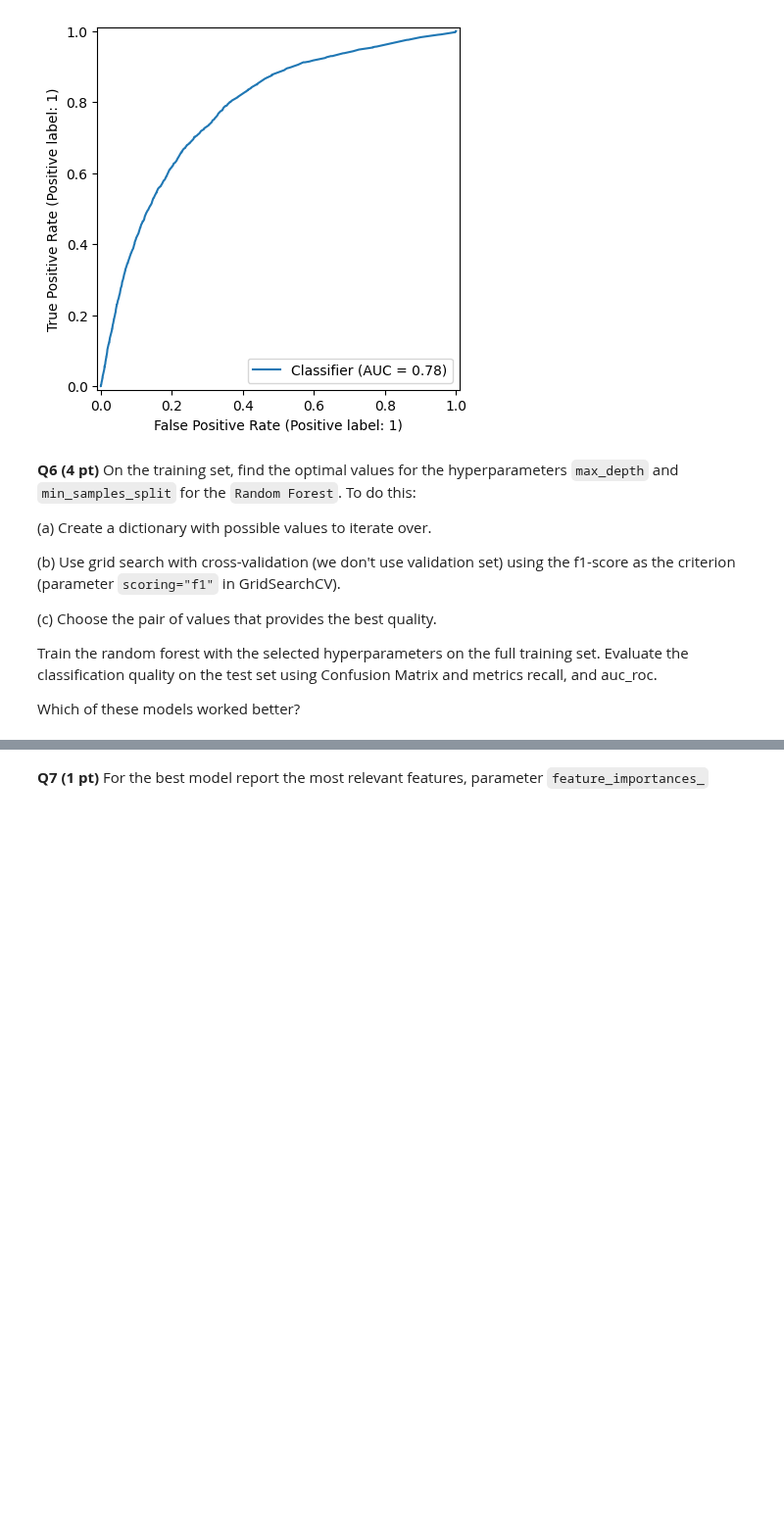
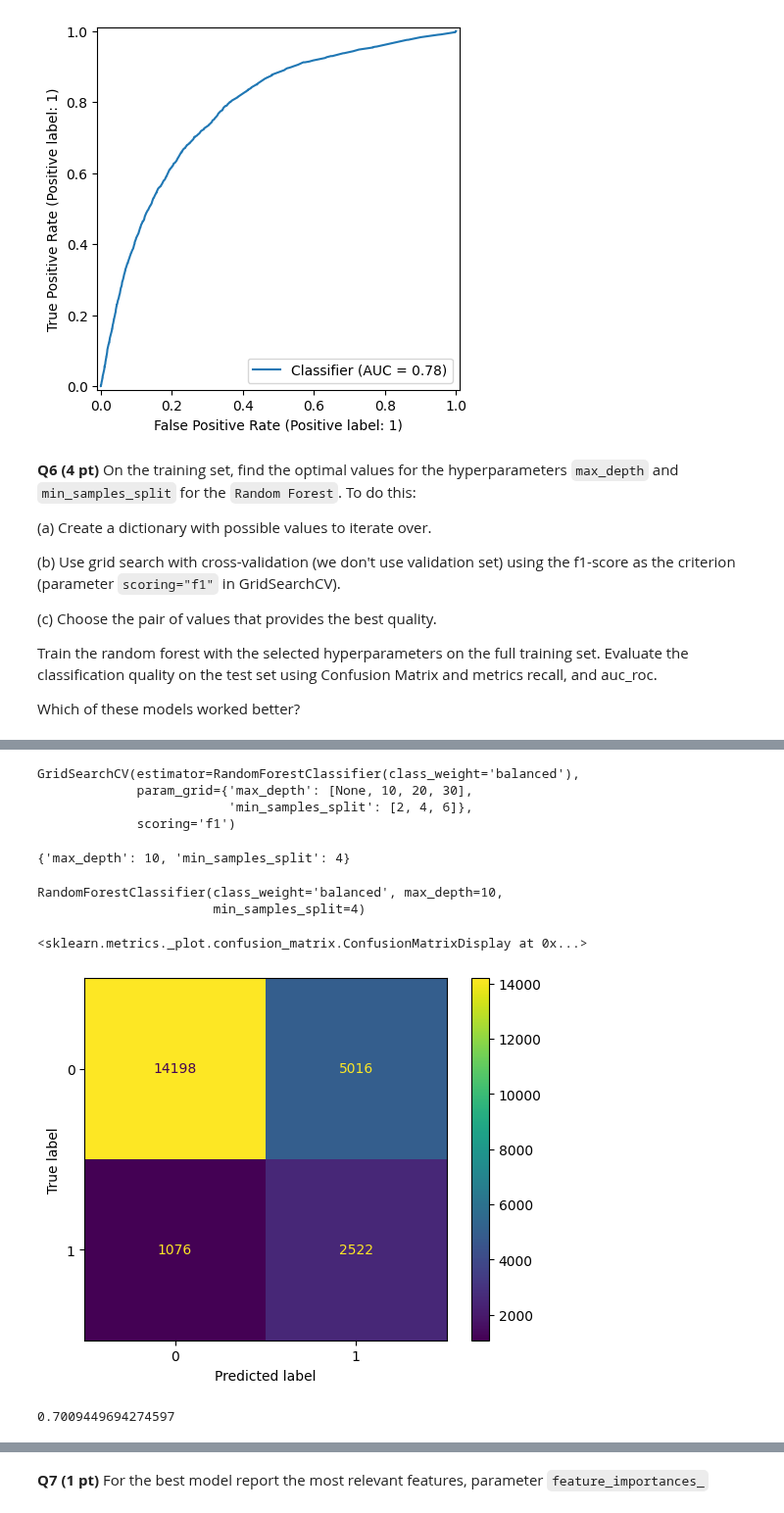
Before and after one commit to Nick-Azzarano/Machine-Learning-Practice, a Jupyter notebook: Spring2025/Homeworks/HW7_Azzarano_Nick.ipynb, the cells around one changed output, grey strips where cells are left out. Shown at 98% size. Drawn from its saved outputs; the diff is of its cells as text; code cells hidden in the pictures; blank space fills up the shorter version.

```diff
--- a/Spring2025/Homeworks/HW7_Azzarano_Nick.ipynb
+++ b/Spring2025/Homeworks/HW7_Azzarano_Nick.ipynb
@@ -334,3 +335,40 @@ clf_rf.get_params()
  'random_state': None,
  'verbose': 0,
  'warm_start': False}
+# %%
+# On the training set, find the optimal values for the hyperparameters max_depth and min_samples_split for the Random Forest.
+# (a) Create a dictionary with possible values to iterate over.
+param_grid = {
+    'max_depth': [None, 10, 20, 30],
+    'min_samples_split': [2, 4, 6]
+}
+# %%
+# (b) Use grid search with cross-validation (we don't use validation set)
+# using the f1-score as the criterion (parameter scoring="f1" in GridSearchCV).
+clf3 = GridSearchCV(clf_rf, param_grid, scoring='f1')
+clf3.fit(X_train_transformed, y_train)
+# %% [output]
+GridSearchCV(estimator=RandomForestClassifier(class_weight='balanced'),
+             param_grid={'max_depth': [None, 10, 20, 30],
+                         'min_samples_split': [2, 4, 6]},
+             scoring='f1')
+# %%
+# (c) Choose the pair of values that provides the best quality.
+print(clf3.best_params_)
+# %% [output]
+{'max_depth': 10, 'min_samples_split': 4}
+# %%
+# Train the random forest with the selected hyperparameters on the full training set.
+clf3.best_estimator_.fit(X_train_transformed, y_train)
+# %% [output]
+RandomForestClassifier(class_weight='balanced', max_depth=10,
+                       min_samples_split=4)
+# %%
+ConfusionMatrixDisplay.from_predictions(y_test, clf3.best_estimator_.predict(X_test_transformed))
+# %% [output]
+<sklearn.metrics._plot.confusion_matrix.ConfusionMatrixDisplay at 0x...>
+[figure, added]
+# %%
+recall_score(y_test, clf3.best_estimator_.predict(X_test_transformed))
+# %% [output]
+0.7009449694274597
```
Also changed, not shown: parts of 4 cells of this notebook.
